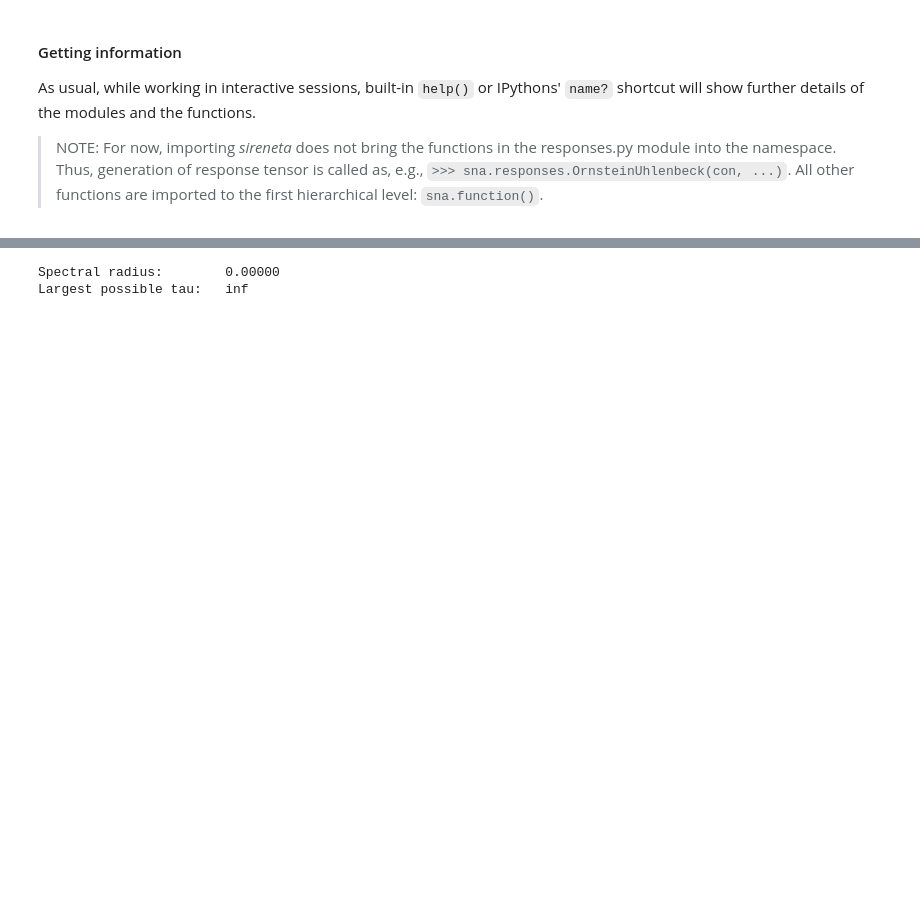
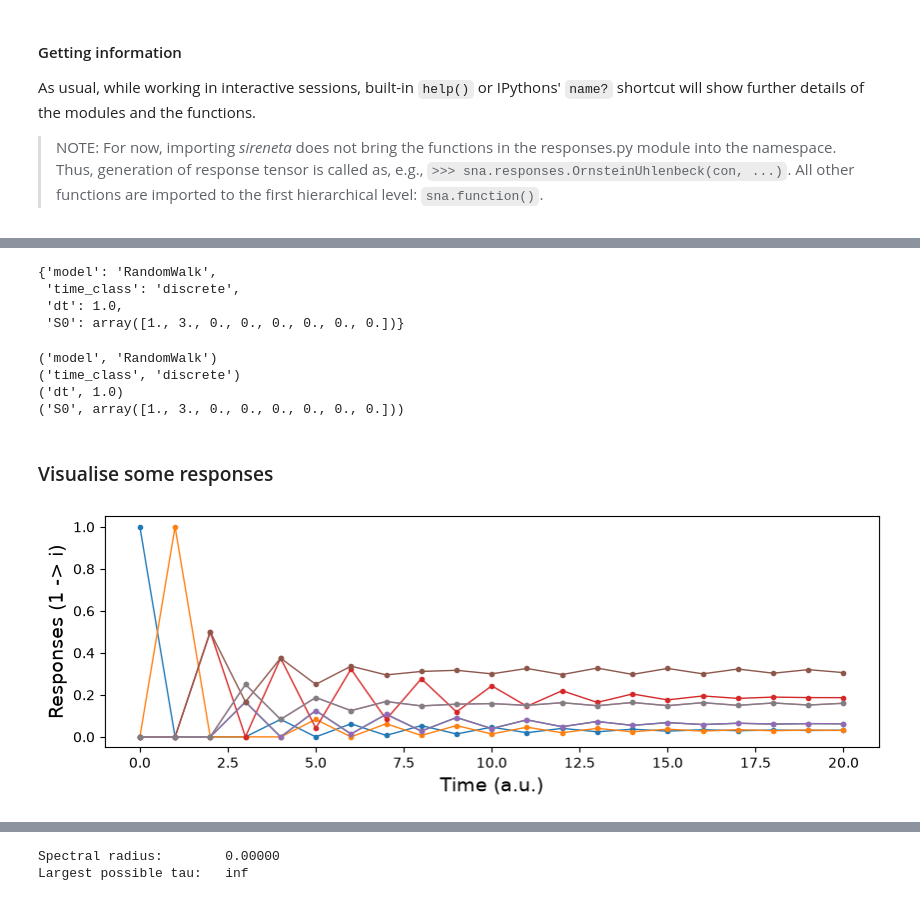
Before and after one commit to mb-BCA/SiReNetA, a Jupyter notebook: Examples/Test_RandomWalk.ipynb, the cells around one changed output, grey strips where cells are left out. Cells and saved outputs as stored; diff of their text form; code cells hidden in the pictures; blank space fills up the shorter version.

```diff
--- a/Examples/Test_RandomWalk.ipynb
+++ b/Examples/Test_RandomWalk.ipynb
@@ -68,0 +94,15 @@ where $\tau$ is a time-constant and $\xi_i$ is a Gaussian white noise, independe
+# %%
+# 1) Define the duration of the simulation
+tfinal = 20
+
+# 2) Define the input amplitudes as a vector
+N = len(net)
+# All nodes start with one night walker
+S0vec = 1
+# Define initial number of walkers arbitrarily
+S0vec = np.zeros(N, dtype=np.float64)
+S0vec[0] = 1
+S0vec[1] = 3
+
+# 3) Finally, compute the pair-wise response matrices (response tensor)
+resp_tensor = sna.responses.RandomWalk(net, S0=S0vec, tmax=tfinal)
@@ -68,0 +190,32 @@ where $\tau$ is a time-constant and $\xi_i$ is a Gaussian white noise, independe
+# %%
+resp_tensor.attrs
+# %% [output]
+{'model': 'RandomWalk',
+ 'time_class': 'discrete',
+ 'dt': 1.0,
+ 'S0': array([1., 3., 0., 0., 0., 0., 0., 0.])}
+# %%
+for item in resp_tensor.attrs.items():
+    print( item )
+# %% [output]
+('model', 'RandomWalk')
+('time_class', 'discrete')
+('dt', 1.0)
+('S0', array([1., 3., 0., 0., 0., 0., 0., 0.]))
+# %% [markdown]
+### Visualise some responses
+# %%
+# Plot the pair-wise responses of all nodes, to the initial stimulus on node_0
+
+# Get the x-axis from the 'time' dimension of the response object
+tpoints = resp_tensor['time'].values
+
+plt.figure(figsize=(10,3))
+# Add the responses from all nodes to input at first node
+for i in range(N):
+    plt.plot(tpoints, resp_tensor.values[:,i,0], '.-', lw=1)
+plt.xlabel( 'Time (a.u.)' );
+plt.ylabel( 'Responses (1 -> i)' );
+#plt.tight_layout()
+# %% [output]
+[figure, added]
```
Also changed, not shown: parts of 21 cells of this notebook.
